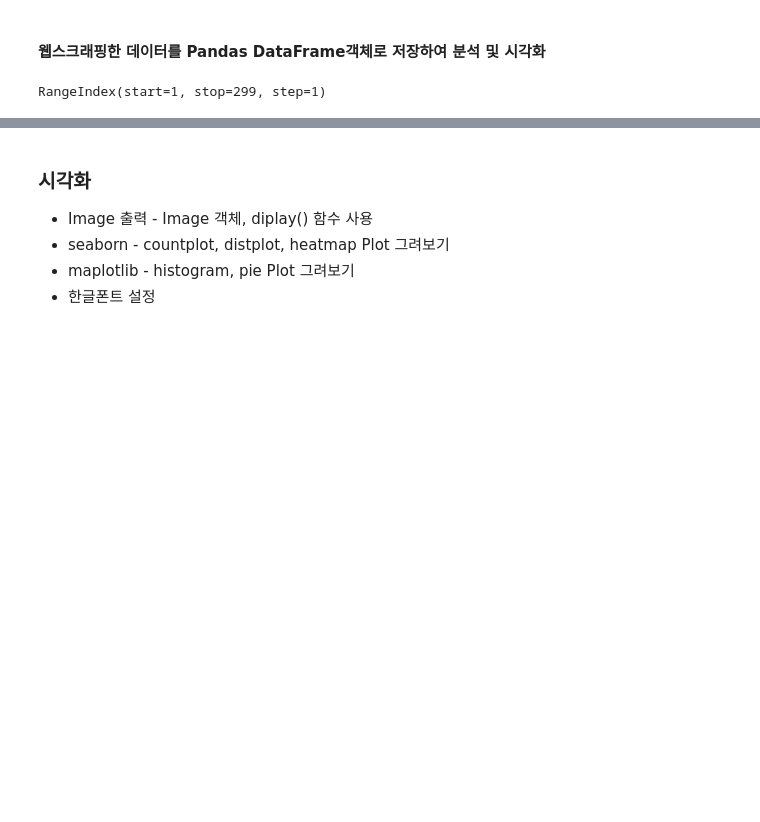
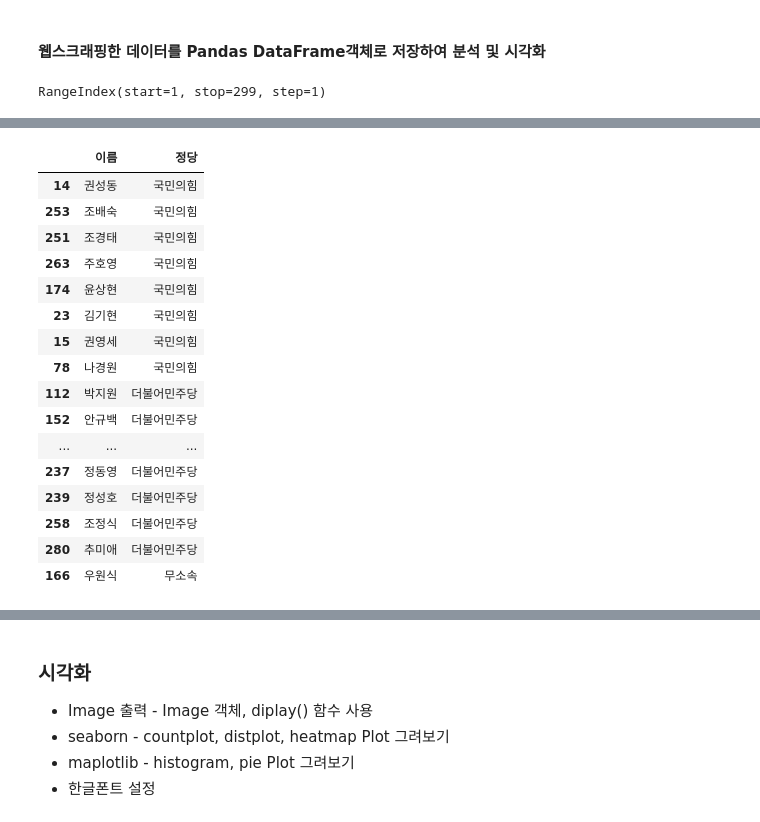
Before and after one commit to mmije0ng/Rookies-Webscraping-Analysis, a Jupyter notebook: 05-2.국회의원현황_New2025_시각화.ipynb, the cells around one changed output, grey strips where cells are left out. Cells and saved outputs as stored; diff of their text form; code cells hidden in the pictures; blank space fills up the shorter version.

```diff
--- a/05-2.국회의원현황_New2025_시각화.ipynb
+++ b/05-2.국회의원현황_New2025_시각화.ipynb
@@ -190,3 +203,23 @@ member_df.loc[member_df['당선횟수'] == '6선']
+# %%
+member_df.loc[member_df['당선횟수'].isin(['5선', '6선']), ['이름', '정당']].sort_values(by='정당')
+# %% [output]
+|  | 이름 | 정당 |
+| 14 | 권성동 | 국민의힘 |
+| 253 | 조배숙 | 국민의힘 |
+| 251 | 조경태 | 국민의힘 |
+| 263 | 주호영 | 국민의힘 |
+| 174 | 윤상현 | 국민의힘 |
+| 23 | 김기현 | 국민의힘 |
+| 15 | 권영세 | 국민의힘 |
+| 78 | 나경원 | 국민의힘 |
+| 112 | 박지원 | 더불어민주당 |
+| 152 | 안규백 | 더불어민주당 |
+| ... | ... | ... |
+| 237 | 정동영 | 더불어민주당 |
+| 239 | 정성호 | 더불어민주당 |
+| 258 | 조정식 | 더불어민주당 |
+| 280 | 추미애 | 더불어민주당 |
+| 166 | 우원식 | 무소속 |
 # %%
 member_df['성별'].value_counts(normalize=True)
 # %% [output]
```
Also changed, not shown: parts of 24 cells of this notebook, 3 other files.
